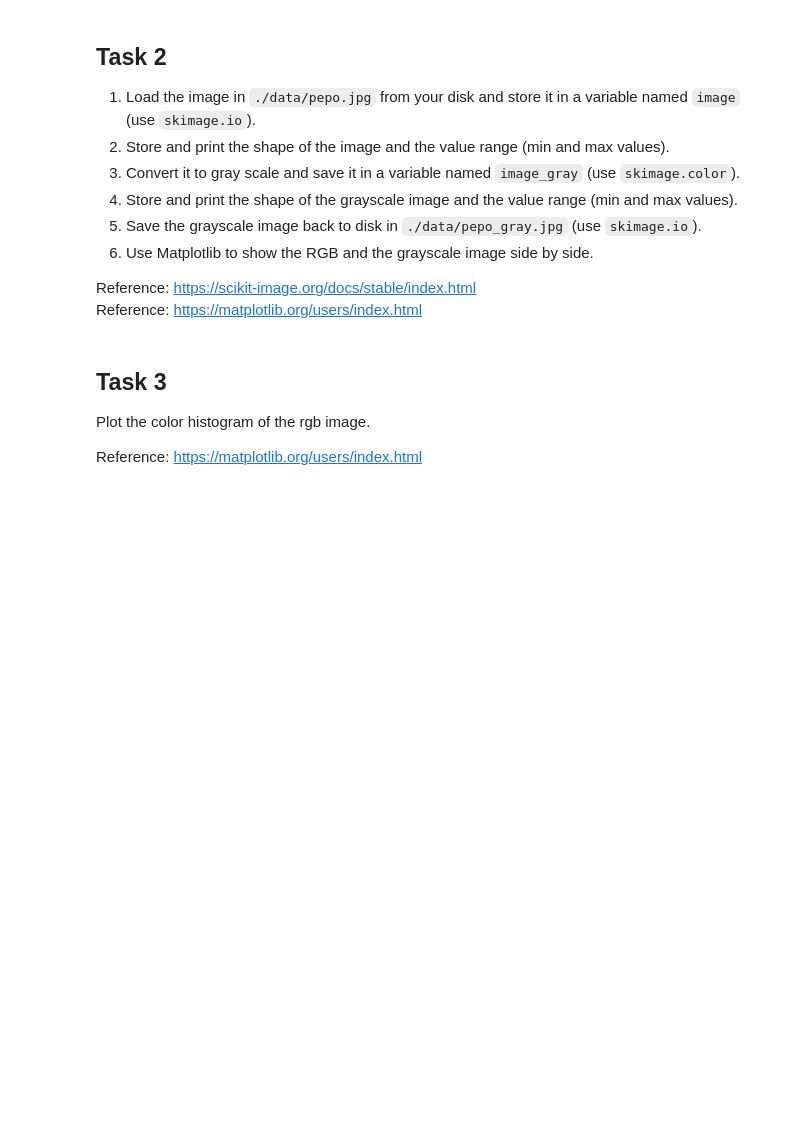
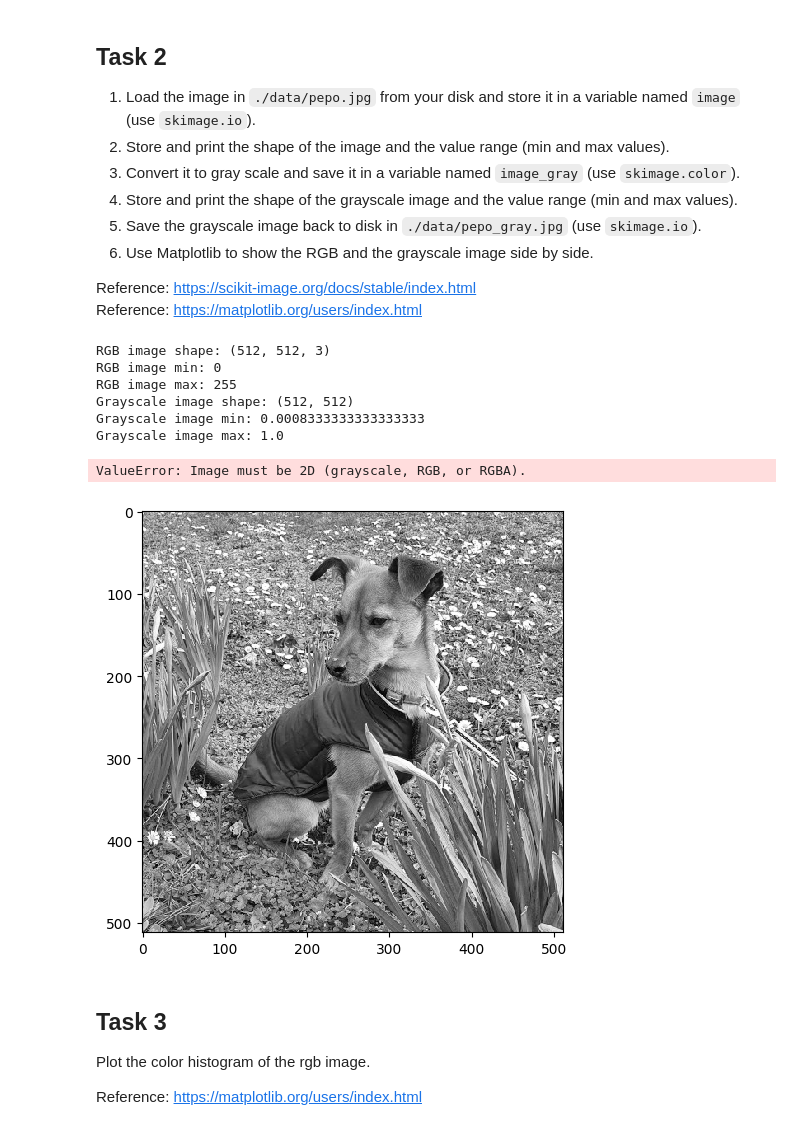
Before and after one commit to cfyoc/3dcv-students, a Jupyter notebook: 1.0-tl-scientific-python.ipynb, the cells around one changed output. Drawn from its saved outputs; the diff is of its cells as text; code cells hidden in the pictures; blank space fills up the shorter version.

Commit message:
On last problem of task 2, getting skimage error

```diff
--- a/1.0-tl-scientific-python.ipynb
+++ b/1.0-tl-scientific-python.ipynb
@@ -107,24 +122,43 @@ Reference: https://scikit-image.org/docs/stable/index.html
 Reference: https://matplotlib.org/users/index.html
 # %%
 # TODO: 1. Load the image in ./data/pepo.jpg from your disk and store it in a variable named image
-image =
+image = skimage.io.imread('./data/pepo.jpg')
 
 # TODO: 2. Store and print the shape of the image and the value range (min and max values)
+rgb_image_shape = image.shape
+rgb_min = np.min(image)
+rgb_max = np.max(image)
 
 print(f'RGB image shape: {rgb_image_shape}')
 print(f'RGB image min: {rgb_min}')
 print(f'RGB image max: {rgb_max}')
 
 # TODO: 3. Convert it to gray scale and save it in a variable named image_gray
-image_gray =
+image_gray = skimage.color.rgb2gray(image)
+#! DEBUG TO BE REMOVED LATER skimage.io.imshow(image_gray, cmap='gray')
+skimage.io.imshow(image_gray, cmap='gray')
 
 # TODO: 4. Store and print the shape of the grayscale image and the value range (min and max values)
+grayscale_image_shape = image_gray.shape
+grayscale_min = np.min(image_gray)
+grayscale_max = np.max(image_gray)
 
 print(f'Grayscale image shape: {grayscale_image_shape}')
 print(f'Grayscale image min: {grayscale_min}')
 print(f'Grayscale image max: {grayscale_max}')
 
 # TODO: 5. Save the grayscale image back to disk in ./data/pepo_gray.jpg
+# skimage.io.imsave('./data/pepo_gray.jpg', skimage.util.img_as_ubyte(grayscale_image_shape), check_contrast=False)
+skimage.io.imsave('./data/pepo_gray.jpg', skimage.util.img_as_ubyte(grayscale_image_shape, force_copy=False), check_contrast=False)
+# %% [output]
+RGB image shape: (512, 512, 3)
+RGB image min: 0
+RGB image max: 255
+Grayscale image shape: (512, 512)
+Grayscale image min: 0.0008333333333333333
+Grayscale image max: 1.0
+ValueError: Image must be 2D (grayscale, RGB, or RGBA).
+[figure, added]
 # %%
 # TODO: 6. Use Matplotlib to show the RGB and the grayscale image side by side.
 # Make sure that the gray image is displayed in gray.
```
Also changed, not shown: parts of 2 cells of this notebook.
